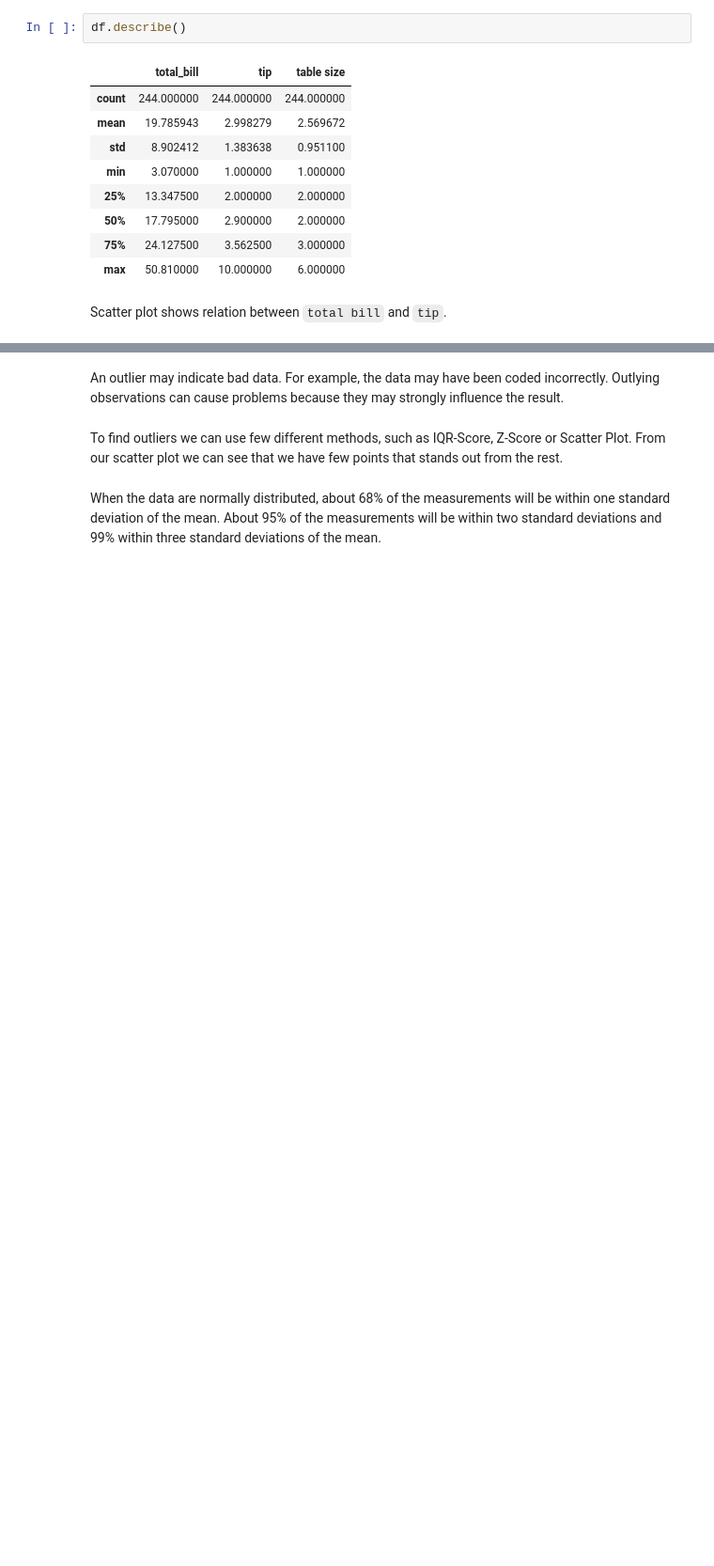
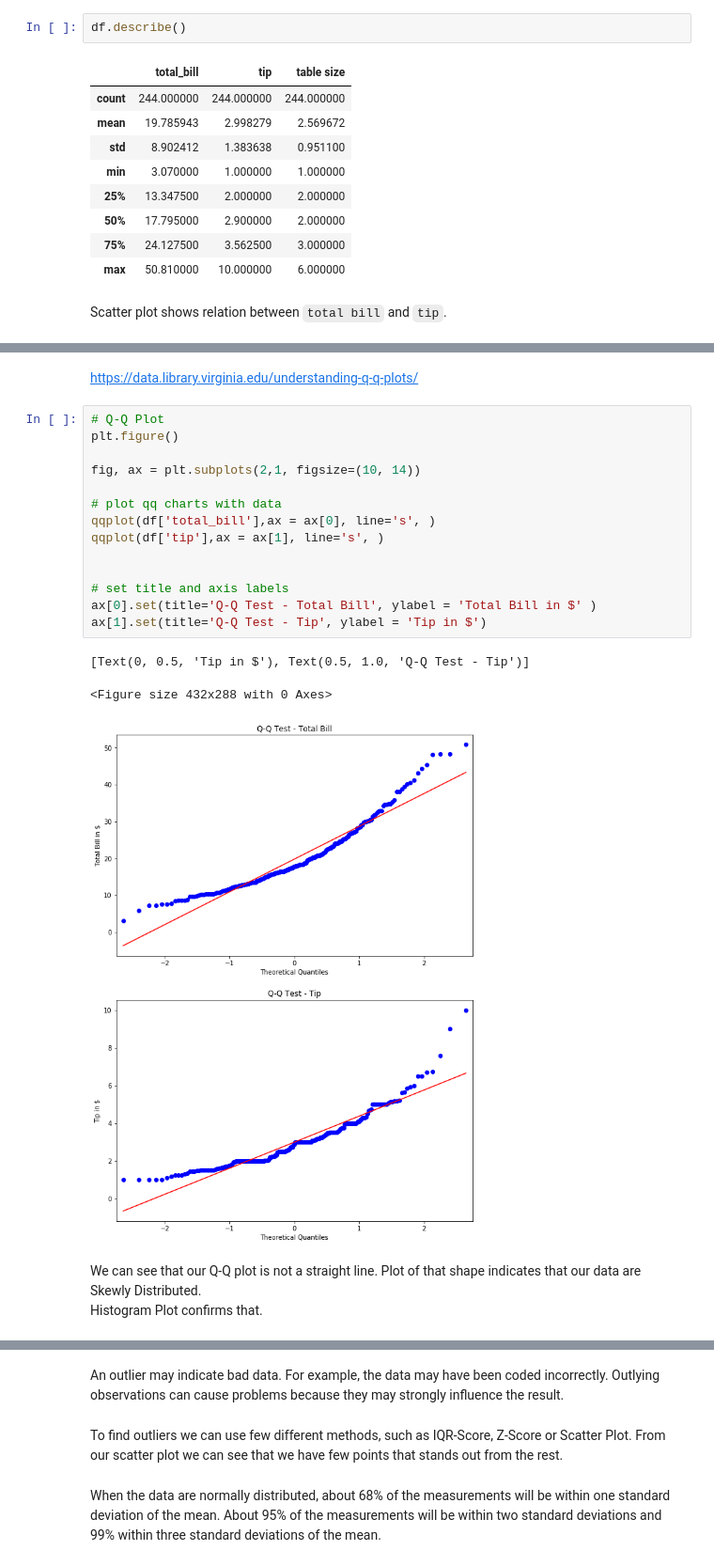
Before and after one commit to Slawak1/GMIT-FDA_Assesment_2019, a Jupyter notebook: gmit_fda_assesment_2019.ipynb, the cells around one changed output, grey strips where cells are left out. Shown at 94% size. Saved outputs shown, nothing was run; the diff lists cells and outputs as text; blank space fills up the shorter version.

Commit message:
Normality test, QQ-plot, Saphiro-Wilk test added

```diff
--- a/gmit_fda_assesment_2019.ipynb
+++ b/gmit_fda_assesment_2019.ipynb
@@ -167,3 +178,26 @@ Text(0, 0.5, 'Tip in $')
+# %% [markdown]
+https://data.library.virginia.edu/understanding-q-q-plots/
+# %%
+# Q-Q Plot
+plt.figure()
+
+fig, ax = plt.subplots(2,1, figsize=(10, 14))
+
+# plot qq charts with data
+qqplot(df['total_bill'],ax = ax[0], line='s', )
+qqplot(df['tip'],ax = ax[1], line='s', )
+
+
+# set title and axis labels
+ax[0].set(title='Q-Q Test - Total Bill', ylabel = 'Total Bill in $' )
+ax[1].set(title='Q-Q Test - Tip', ylabel = 'Tip in $')
+# %% [output]
+[Text(0, 0.5, 'Tip in $'), Text(0.5, 1.0, 'Q-Q Test - Tip')]
+<Figure size 432x288 with 0 Axes>
+[figure, added]
+# %% [markdown]
+We can see that our Q-Q plot is not a straight line. Plot of that shape indicates that our data are Skewly Distributed. <br>
+Histogram Plot confirms that.
 # %%
 fig, axes = plt.subplots(1,2, figsize = (16,5))
 
```
Also changed, not shown: parts of 36 cells of this notebook.
